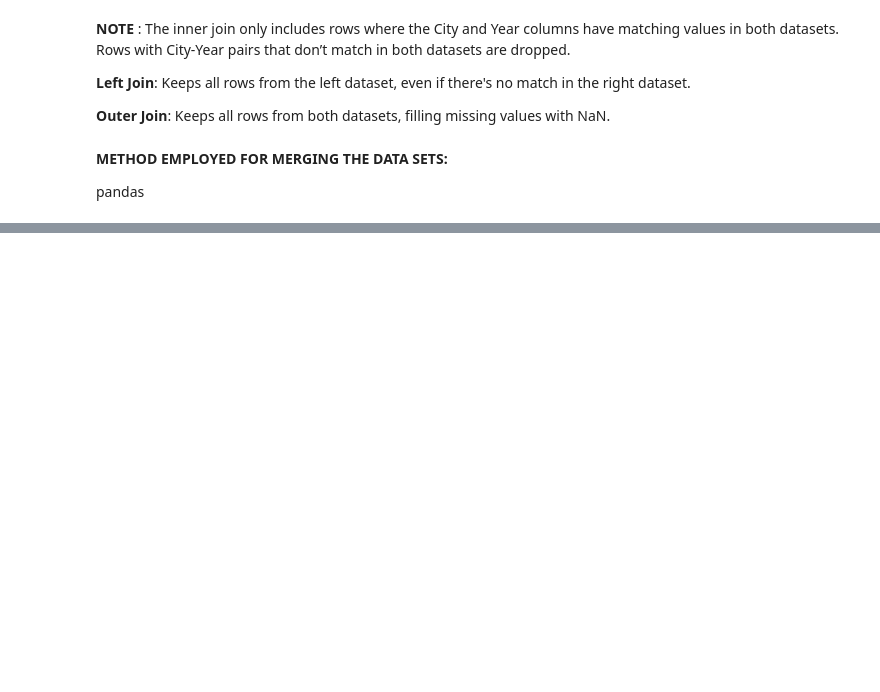
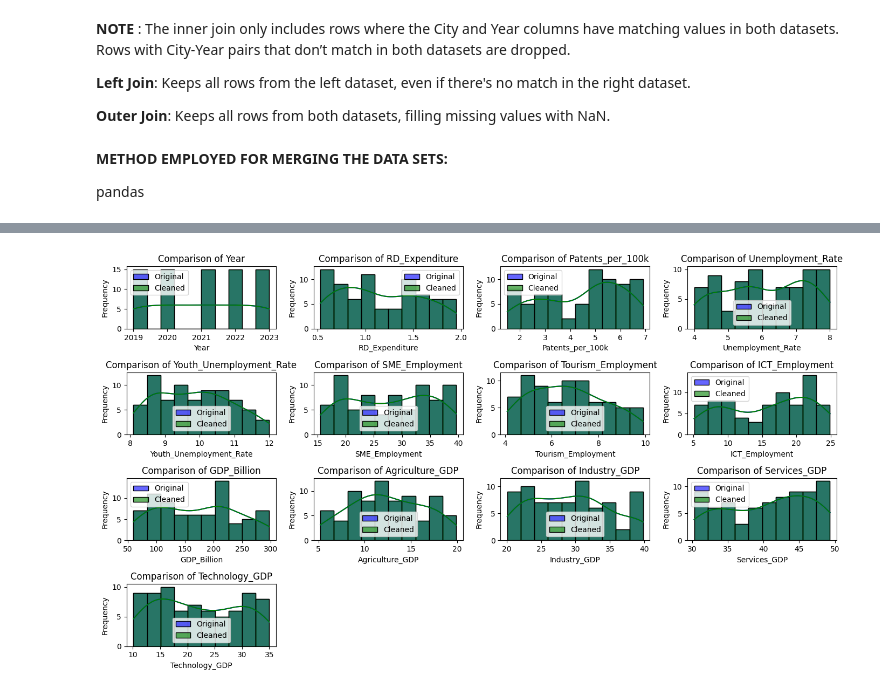
Before and after one commit to JOSHITHA6/GDP_PRODUCTIVITY_INFO, a Jupyter notebook: GDP_PRODUCTION_NEW.ipynb, the cells around one changed output, grey strips where cells are left out. Cells and saved outputs as stored; diff of their text form; code cells hidden in the pictures; blank space fills up the shorter version.

```diff
--- a/GDP_PRODUCTION_NEW.ipynb
+++ b/GDP_PRODUCTION_NEW.ipynb
@@ -65,0 +416,4 @@ pandas
+# %%
+#Step-6 Perform cleaning to ur dataset
+
+cleaned_data=merged_df.copy()
@@ -65,0 +436,29 @@ pandas
+# %%
+#Step-7
+#DATA VISUALISATION
+
+import matplotlib.pyplot as plt
+import seaborn as sns
+
+# List of numerical columns to compare (you can dynamically get this from the DataFrame)
+numerical_columns = merged_df.select_dtypes(include=['float64', 'int64']).columns
+
+# Create a plot for each of the numerical columns
+plt.figure(figsize=(14, 8))
+
+# Iterate over all numerical columns
+for i, column in enumerate(numerical_columns, 1):
+    plt.subplot(4, 4, i)  # Adjust the number of rows and columns based on the number of columns
+    sns.histplot(merged_df[column], color='blue', label='Original', kde=True, bins=10, alpha=0.6)
+    sns.histplot(cleaned_data[column], color='green', label='Cleaned', kde=True, bins=10, alpha=0.6)
+
+    # Add titles and labels
+    plt.title(f"Comparison of {column}")
+    plt.xlabel(column)
+    plt.ylabel("Frequency")
+    plt.legend()
+
+plt.tight_layout()  # Adjust layout for better readability
+plt.show()
+# %% [output]
+[figure, added]
```
Also changed, not shown: parts of 32 cells of this notebook.
